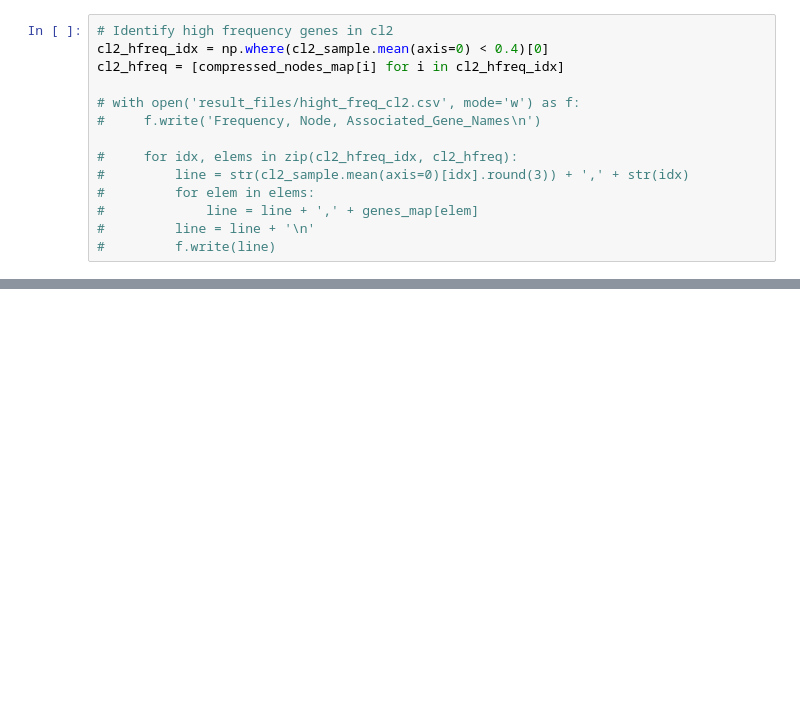
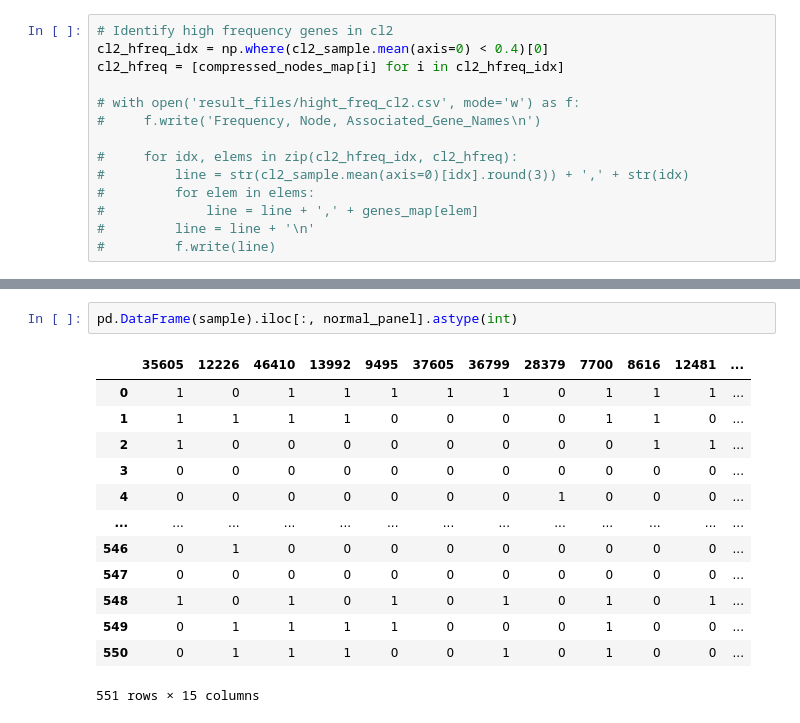
Before and after one commit to RobertoHePe/Causal_GE, a Jupyter notebook: Causal_GE_interpretation.ipynb, the cells around one changed output, grey strips where cells are left out. Saved outputs shown, nothing was run; the diff lists cells and outputs as text; blank space fills up the shorter version.

Commit message:
Fix fig 3 and build table IV

```diff
--- a/Causal_GE_interpretation.ipynb
+++ b/Causal_GE_interpretation.ipynb
@@ -672,0 +693,16 @@ plt.ylabel('CL2 Frequency')
+# %%
+pd.DataFrame(sample).iloc[:, normal_panel].astype(int)
+# %% [output]
+|  | 35605 | 12226 | 46410 | 13992 | 9495 | 37605 | 36799 | 28379 | 7700 | 8616 | 12481 | ... |
+| 0 | 1 | 0 | 1 | 1 | 1 | 1 | 1 | 0 | 1 | 1 | 1 | ... |
+| 1 | 1 | 1 | 1 | 1 | 0 | 0 | 0 | 0 | 1 | 1 | 0 | ... |
+| 2 | 1 | 0 | 0 | 0 | 0 | 0 | 0 | 0 | 0 | 1 | 1 | ... |
+| 3 | 0 | 0 | 0 | 0 | 0 | 0 | 0 | 0 | 0 | 0 | 0 | ... |
+| 4 | 0 | 0 | 0 | 0 | 0 | 0 | 0 | 1 | 0 | 0 | 0 | ... |
+| ... | ... | ... | ... | ... | ... | ... | ... | ... | ... | ... | ... | ... |
+| 546 | 0 | 1 | 0 | 0 | 0 | 0 | 0 | 0 | 0 | 0 | 0 | ... |
+| 547 | 0 | 0 | 0 | 0 | 0 | 0 | 0 | 0 | 0 | 0 | 0 | ... |
+| 548 | 1 | 0 | 1 | 0 | 1 | 0 | 1 | 0 | 1 | 0 | 1 | ... |
+| 549 | 0 | 1 | 1 | 1 | 1 | 0 | 0 | 0 | 1 | 0 | 0 | ... |
+| 550 | 0 | 1 | 1 | 1 | 0 | 0 | 1 | 0 | 1 | 0 | 0 | ... |
+551 rows × 15 columns
```
Also changed, not shown: parts of 12 cells of this notebook, 2 other files.
